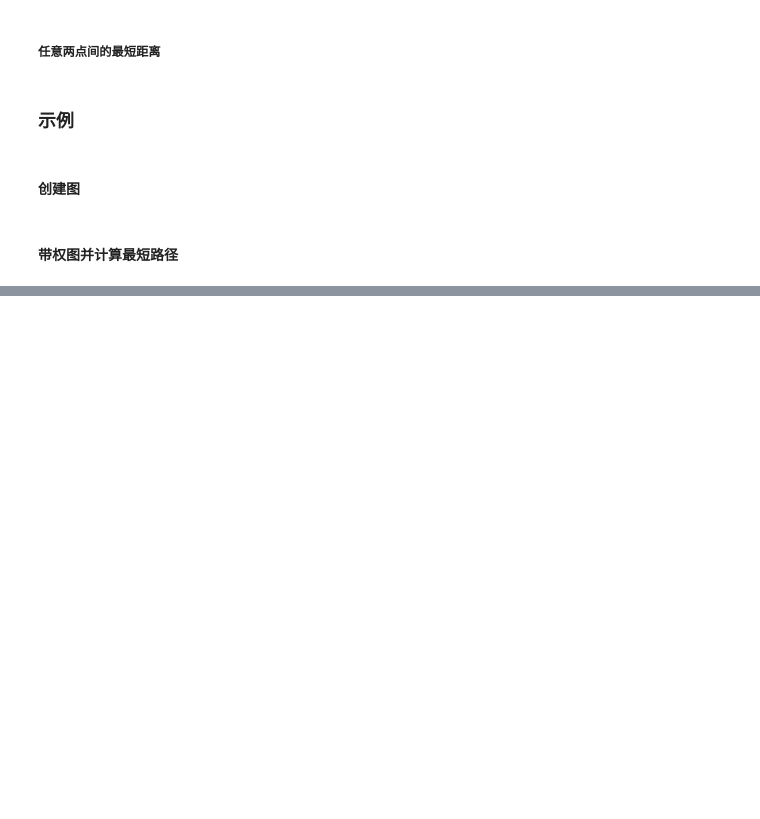
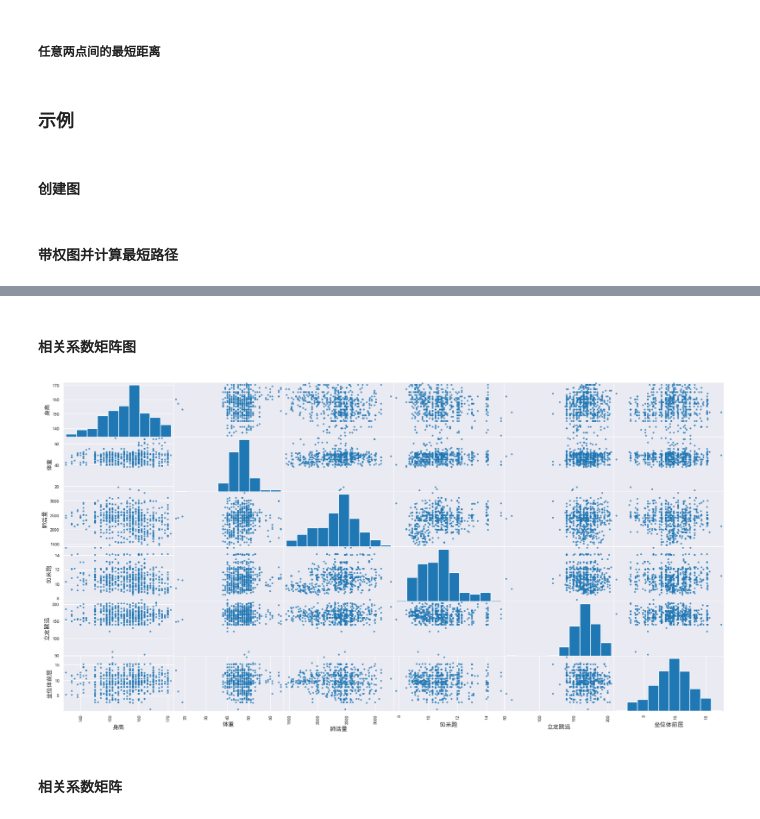
Before and after one commit to Du-he/learning, a Jupyter notebook: python代码/笔记/note.ipynb, the cells around one changed output, grey strips where cells are left out. Drawn from its saved outputs; the diff is of its cells as text; code cells hidden in the pictures; blank space fills up the shorter version.

```diff
--- a/python代码/笔记/note.ipynb
+++ b/python代码/笔记/note.ipynb
@@ -1010,0 +1291,7 @@ print('0到4的最短距离为:',d)
+# %%
+# 支持显示中文
+plt.rcParams['font.family'] = ['sans-serif']
+plt.rcParams['font.sans-serif'] = ['SimHei']
+plt.rcParams['axes.unicode_minus']=False
+# %%
+data = pd.read_excel('eighth_girl.xlsx')
@@ -1010,0 +1338,9 @@ print('0到4的最短距离为:',d)
+# %% [markdown]
+#### 相关系数矩阵图
+# %%
+pd.plotting.scatter_matrix(data, figsize=(20,10), alpha=0.75)
+plt.show()
+# %% [output]
+[figure, added]
+# %% [markdown]
+#### 相关系数矩阵
```
Also changed, not shown: parts of 68 cells of this notebook, 6 other files.
